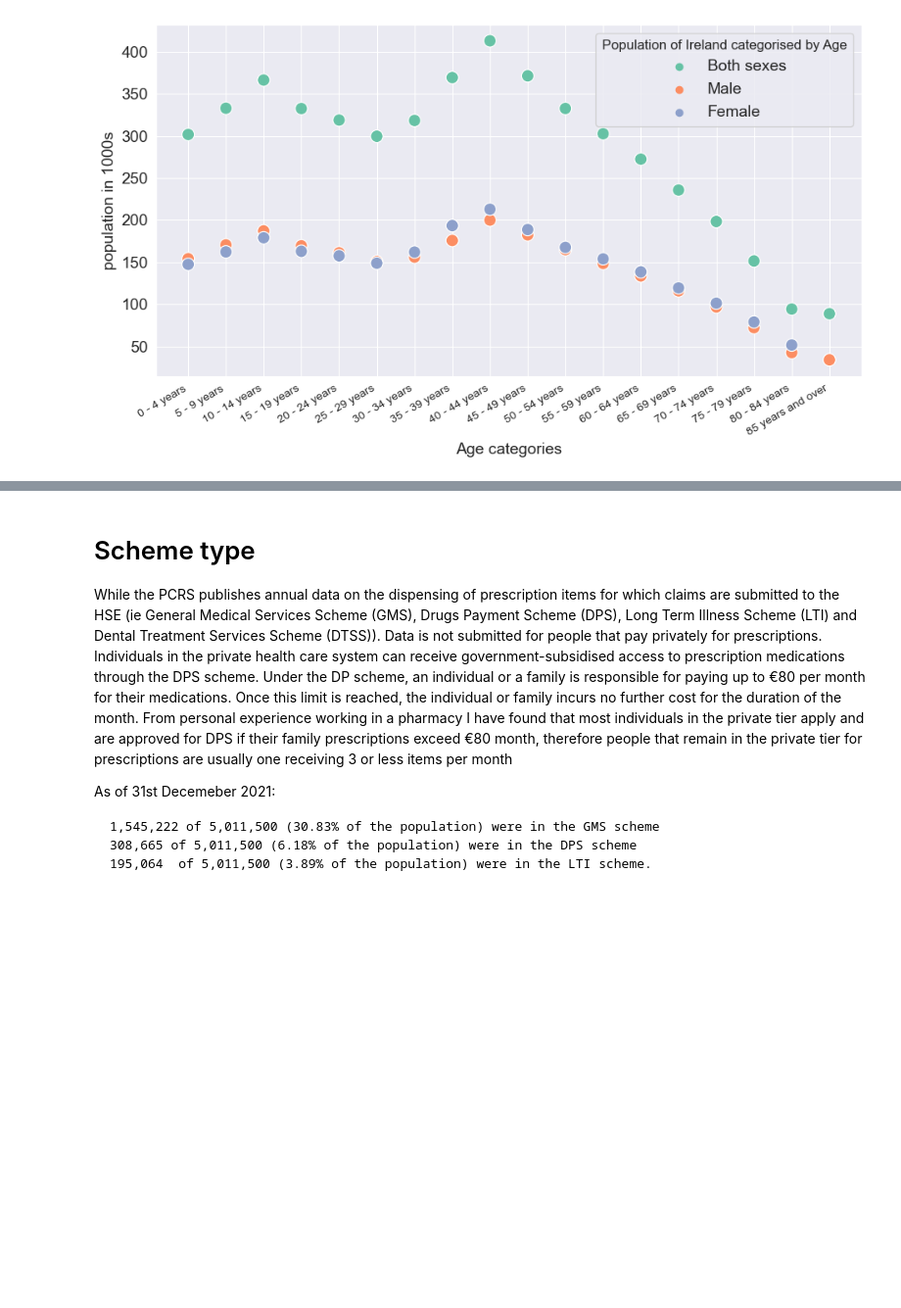
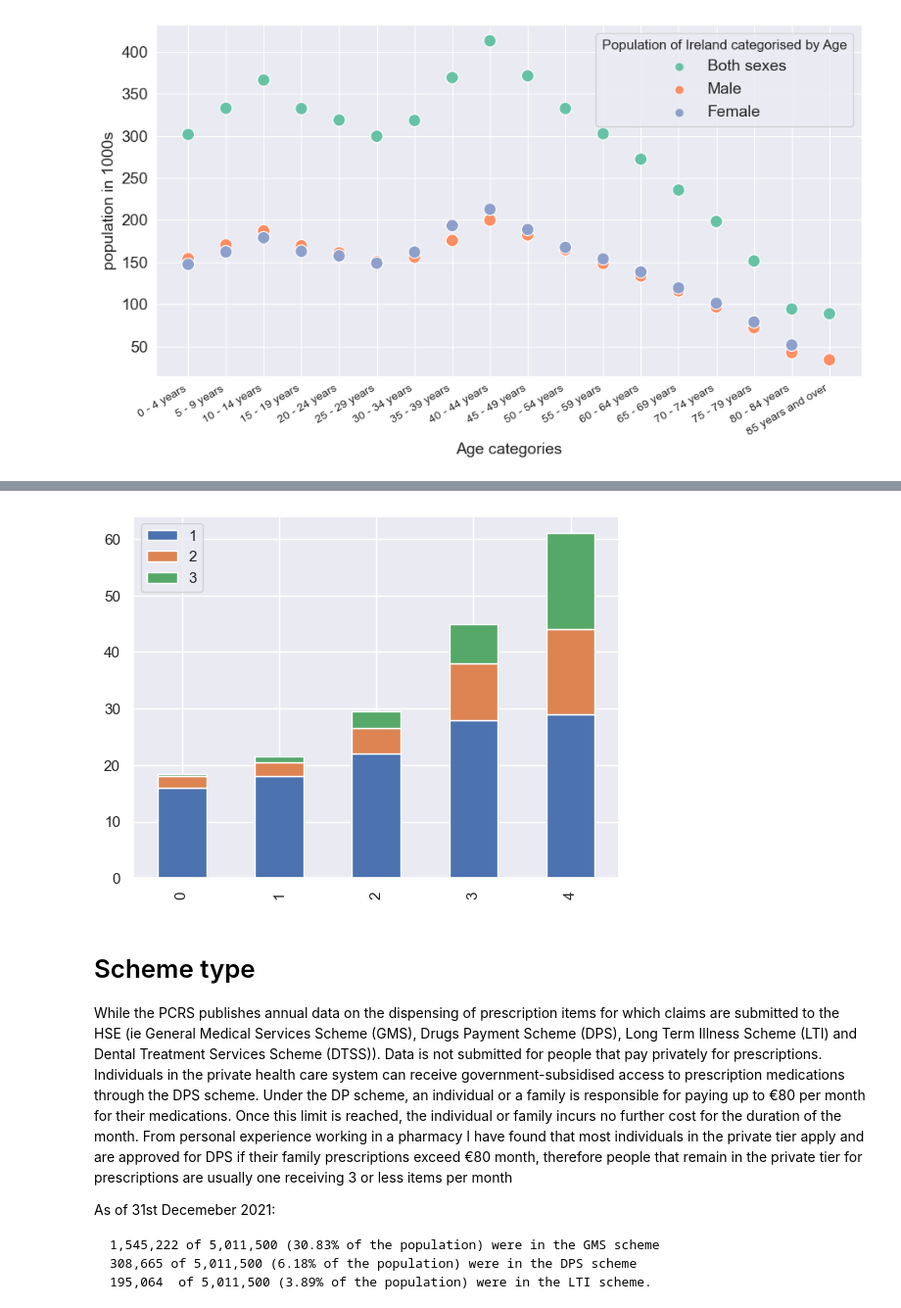
Before and after one commit to BridK02/PfDA-assignment, a Jupyter notebook: PfDA_Assignment.ipynb, the cells around one changed output, grey strips where cells are left out. Shown: that part at 98% size. Saved outputs shown, nothing was run; the diff lists cells and outputs as text; code cells hidden in the pictures; blank space fills up the shorter version.

```diff
--- a/PfDA_Assignment.ipynb
+++ b/PfDA_Assignment.ipynb
@@ -377,3 +387,30 @@ As the below infographic clearly demonstrates there is a steady increase up thro
 In Ireland, one-in-three people over the age of 65 take five or more daily medications.
 
 <a href="https://www.statista.com/chart/20056/prescription-medicine-by-age-group-england/" title="Infographic: With age comes wisdom (and prescriptions) | Statista"><img src="https://cdn.statcdn.com/Infographic/images/normal/20056.jpeg" alt="Infographic: With age comes wisdom (and prescriptions) | Statista" width="100%" height="auto" style="width: 100%; height: auto !important; max-width:960px;-ms-interpolation-mode: bicubic;"/></a> Ref <a href="https://www.statista.com/chartoftheday/">Statista</a>
+# %%
+#re-creating the above data in a dataframe
+#ref. https://www.geeksforgeeks.org/different-ways-to-create-pandas-dataframe/
+
+
+# List1
+Age_Group = ['15-24', '25-34', '35-49', '50-64', '65+']
+# List2
+one_or_two_medicines = [16, 18, 22, 28, 29, 27, 22, 15]
+#list 3
+three_or_four_medicines = [2, 2.5, 4.5, 10, 15, 18, 23, 25]
+#list 4
+five_plus_medicines = [0.5, 1, 3, 7, 17, 35, 40, 50]
+# get the list of tuples from 4 lists and merge them by using zip().
+list_of_tuples = list(zip(Age_Group, one_or_two_medicines, three_or_four_medicines, five_plus_medicines))
+
+# Assign data to tuples.
+list_of_tuples
+
+
+# Converting lists of tuples into
+# pandas Dataframe.
+prescriptionsbyagedf = pd.DataFrame(list_of_tuples,)
+columns=['Age_Group', 'one_or_two_medicines', 'three_or_four_medicines','five_plus_medicines ']
+
+# Print data.
+prescriptionsbyagedf
@@ -380,3 +424,7 @@ In Ireland, one-in-three people over the age of 65 take five or more daily medic
+# %%
+ax = prescriptionsbyagedf.plot.bar(stacked=True)
+# %% [output]
+[figure, added]
 # %% [markdown]
 
 # Scheme type
```
Also changed, not shown: parts of 7 cells of this notebook.
